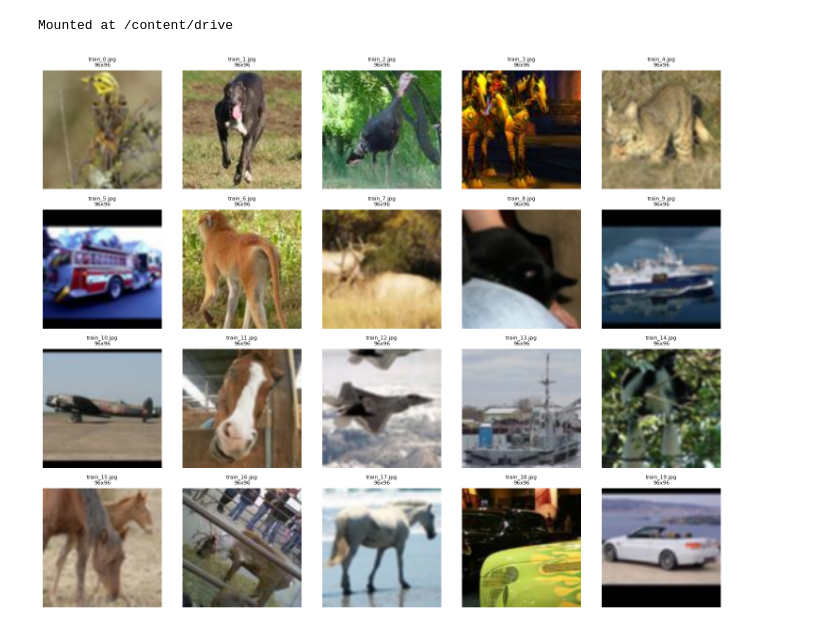
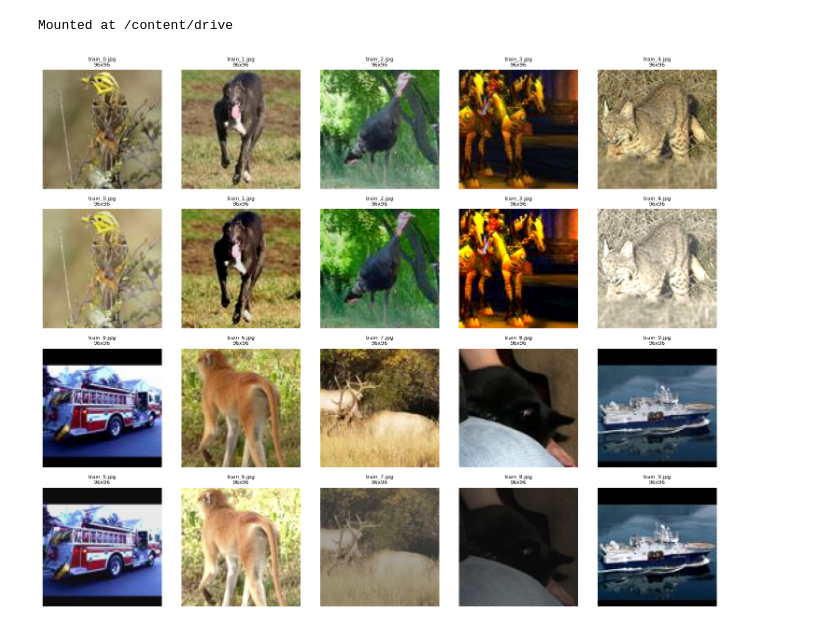
Before and after one commit to yakkunn7422/public_colab, a Jupyter notebook: torchvision.ipynb, the cells around one changed output. Saved outputs shown, nothing was run; the diff lists cells and outputs as text; code cells hidden in the pictures.

```diff
--- a/torchvision.ipynb
+++ b/torchvision.ipynb
@@ -36,9 +36,14 @@ transform = transforms.Compose([
 #    transforms.RandomCrop(size=(80)),   # ランダム切り抜き : RandomCrop
 #    transforms.RandomHorizontalFlip(p=0.5), # 左右反転 : RandomHorizontalFlip pは適用される確率
 #    transforms.RandomVerticalFlip(p=1.0),   # 上下反転 : RandomVerticalFlip
-    transforms.GaussianBlur(kernel_size=3, sigma=(0.1, 2.0)),  # ぼかす : GaussianBlur
+#    transforms.RandomRotation(degrees=(-45, 45)),
+#    transforms.GaussianBlur(kernel_size=3, sigma=(0.1, 2.0)),  # ぼかす : GaussianBlur
+    transforms.ColorJitter(brightness=0.5, contrast=0.5, saturation=0.5, hue=0),
     transforms.ToTensor(),  # PIL画像をTensorに変換
+])
 
+transform_org = transforms.Compose([
+    transforms.ToTensor(),  # PIL画像をTensorに変換
 ])
 
 # 指定ディレクトリから画像ファイルを取得
@@ -52,38 +57,45 @@ def get_image_paths(directory, n=20):
 # 画像を表示する関数
 def show_images(image_paths, count=5):
     n_images = len(image_paths)
     n_cols = count  # 1列に表示する画像の数
-    n_rows = (n_images + n_cols - 1) // n_cols  # 行の数を計算
+    n_rows = (n_images*2 + n_cols - 1) // n_cols  # 行の数を計算
 
     fig, axs = plt.subplots(n_rows, n_cols, figsize=(15, 3 * n_rows))
 
     for idx, image_path in enumerate(image_paths):
         row, col = divmod(idx, n_cols)
         image = Image.open(image_path)
         image_tensor = transform(image)
+        image_org    = transform_org(image)
 
         # グレースケールのチェック
         if image_tensor.shape[0] == 1:
-            image_np = image_tensor.squeeze(0).numpy()
-            axs[row, col].imshow(image_np, cmap='gray')
+            image_np = image_org.squeeze(0).numpy()
+            axs[row*2, col].imshow(image_np, cmap='gray')
+            image_np2 = image_tensor.squeeze(0).numpy()
+            axs[row*2+1, col].imshow(image_np2, cmap='gray')
         else:
-            image_np = image_tensor.permute(1, 2, 0).numpy()
-            axs[row, col].imshow(image_np)
+            image_np = image_org.permute(1, 2, 0).numpy()
+            axs[row*2, col].imshow(image_np)
+            image_np2 = image_tensor.permute(1, 2, 0).numpy()
+            axs[row*2+1, col].imshow(image_np2)
 
         # ファイル名と画像サイズの表示
         file_name = os.path.basename(image_path)
-        axs[row, col].set_title(f'{file_name}\n{image.size[0]}x{image.size[1]}', fontsize=8)
-        axs[row, col].axis('off')  # 軸を非表示
+        axs[row*2, col].set_title(f'{file_name}\n{image.size[0]}x{image.size[1]}', fontsize=8)
+        axs[row*2, col].axis('off')  # 軸を非表示
+        axs[row*2+1, col].set_title(f'{file_name}\n{image.size[0]}x{image.size[1]}', fontsize=8)
+        axs[row*2+1, col].axis('off')  # 軸を非表示
 
     # 隠れているaxesをオフにする
     for idx in range(n_images, n_rows * n_cols):
         fig.delaxes(axs.flatten()[idx])
 
     plt.tight_layout()
     plt.show()
 
 # 関数を呼び出して画像を表示
 image_paths = get_image_paths(directory_path, n=MAX_SHOW_IMAGES)
 show_images(image_paths, count=MAX_PER_ROW)
 # %% [output]
-[figure, old version]
+[figure, new version]
```
